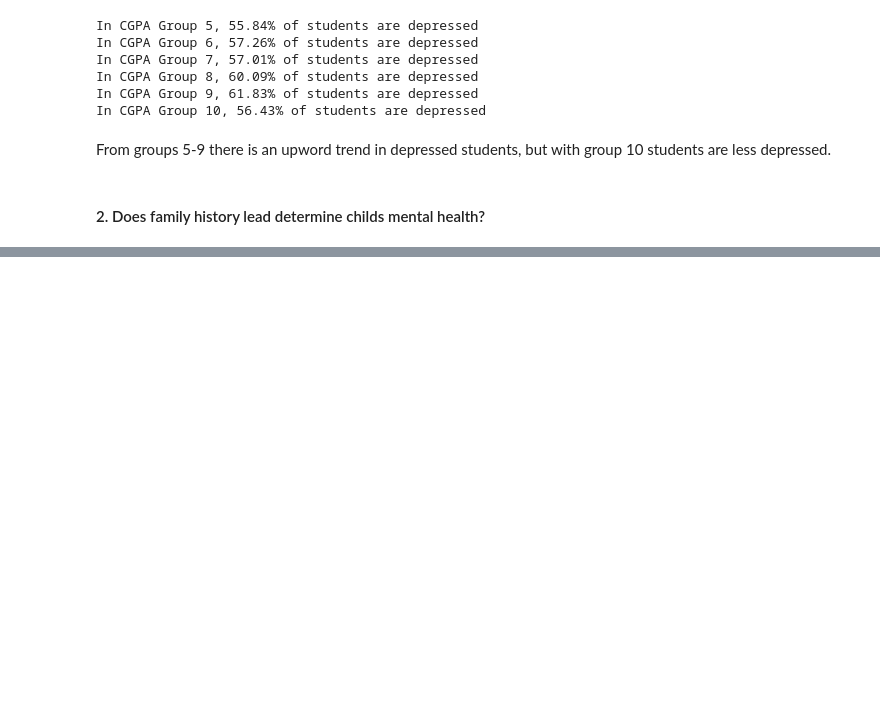
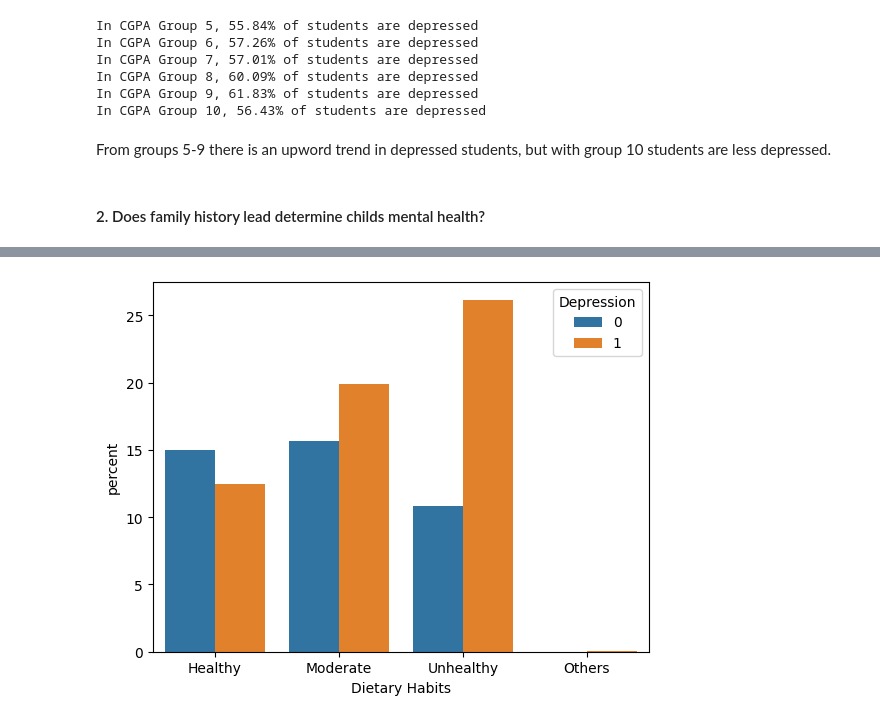
Before and after one commit to mishamickevicius/ML-Projects, a Jupyter notebook: Student Depression/student-depression-eda.ipynb, the cells around one changed output, grey strips where cells are left out. Saved outputs shown, nothing was run; the diff lists cells and outputs as text; code cells hidden in the pictures; blank space fills up the shorter version.

```diff
--- a/Student Depression/student-depression-eda.ipynb
+++ b/Student Depression/student-depression-eda.ipynb
@@ -89,0 +137,5 @@ df['Family History of Mental Illness'] = df['Family History of Mental Illness'].
+# %%
+sns.countplot(df, x='Dietary Habits', hue='Depression', stat='percent')
+plt.show()
+# %% [output]
+[figure, added]
```
Also changed, not shown: parts of 19 cells of this notebook, 1 other file.
